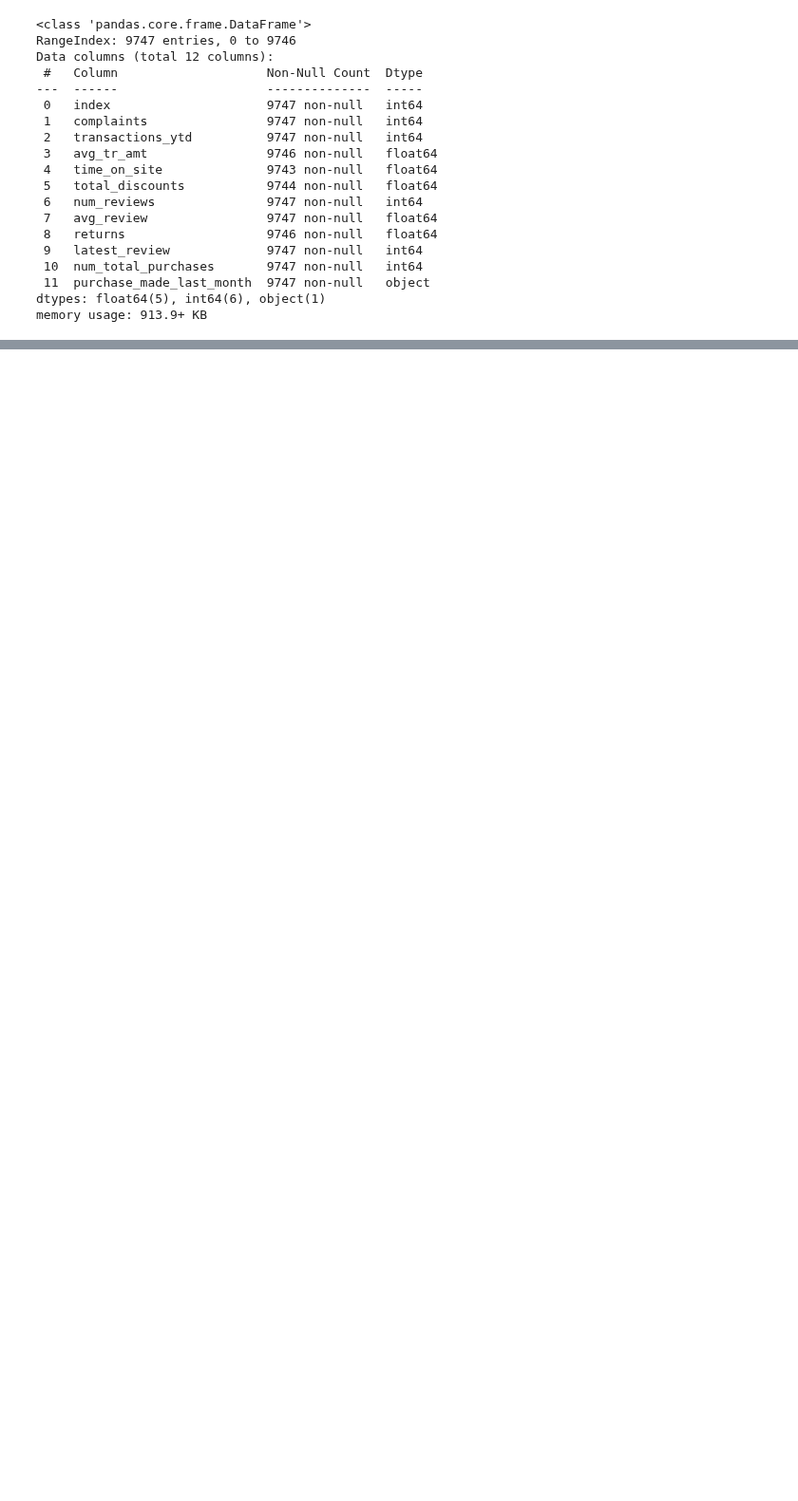
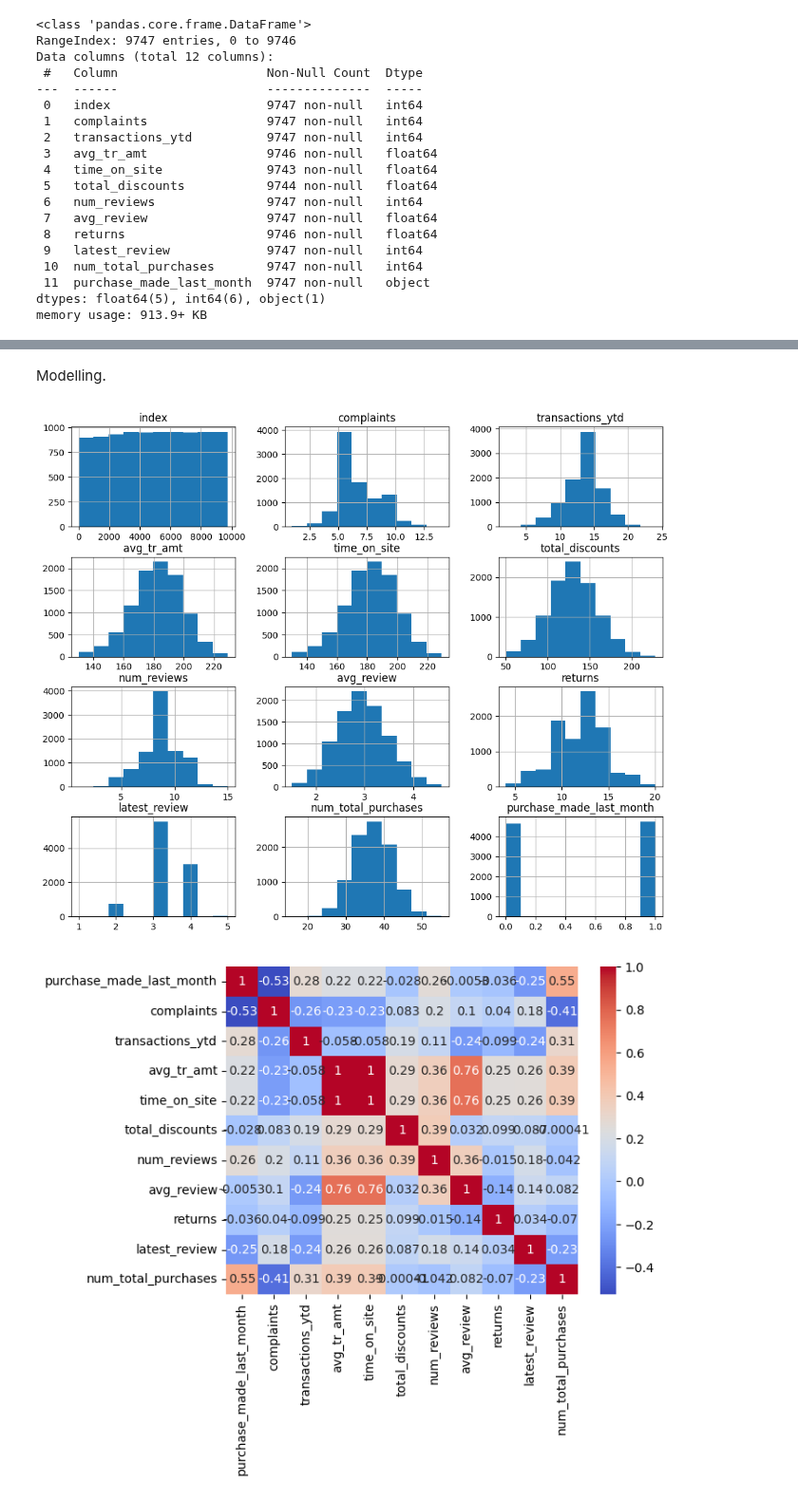
Before and after one commit to LLF00/datascience1, a Jupyter notebook: practice.ipynb, the cells around one changed output, grey strips where cells are left out. Shown at 95% size. Cells and saved outputs as stored; diff of their text form; code cells hidden in the pictures; blank space fills up the shorter version.

```diff
--- a/practice.ipynb
+++ b/practice.ipynb
@@ -29,0 +91,6 @@ memory usage: 913.9+ KB
+# %%
+df = df[(df['avg_tr_amt'] >= 130) & (df['avg_tr_amt'] <= 230)]
+df = df[(df['time_on_site'] >=120) & (df['time_on_site'] <= 250)]
+df = df[(df['total_discounts'] >=50) & (df['total_discounts'] <= 230)]
+df = df[(df['avg_review'] >=1.5) & (df['avg_review'] <= 4.6)]
+df = df[(df['returns'] >=4) & (df['returns'] <= 20)]
@@ -29,0 +157,2 @@ memory usage: 913.9+ KB
+# %%
+df['purchase_made_last_month'] = df['purchase_made_last_month'].apply(lambda x: 1 if x == 'Yes' else 0)
@@ -29,0 +275,16 @@ memory usage: 913.9+ KB
+# %% [markdown]
+Modelling.
+# %%
+# Histograms
+df.hist(figsize=(12, 10)) # we can quickly create all histograms at once
+plt.show()
+
+# Correlation matrix heatmap
+new_t = df[['purchase_made_last_month', 'complaints', 'transactions_ytd', 'avg_tr_amt', 'time_on_site', 'total_discounts', 'num_reviews',
+            'avg_review','returns','latest_review','num_total_purchases']]
+corr_matrix = new_t.corr()
+sns.heatmap(corr_matrix, annot=True, cmap='coolwarm')
+plt.show()
+# %% [output]
+[figure, added]
+[figure, added]
```
Also changed, not shown: parts of 49 cells of this notebook, 1 other file.
